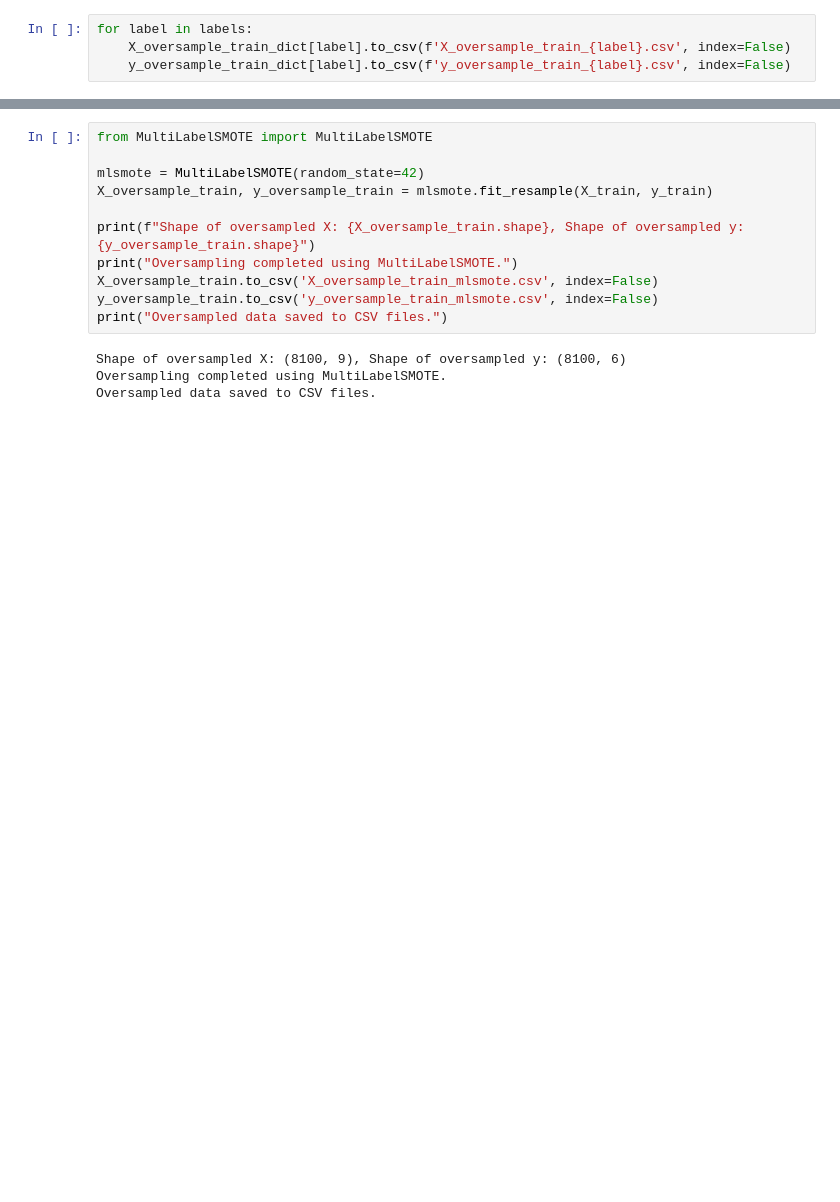
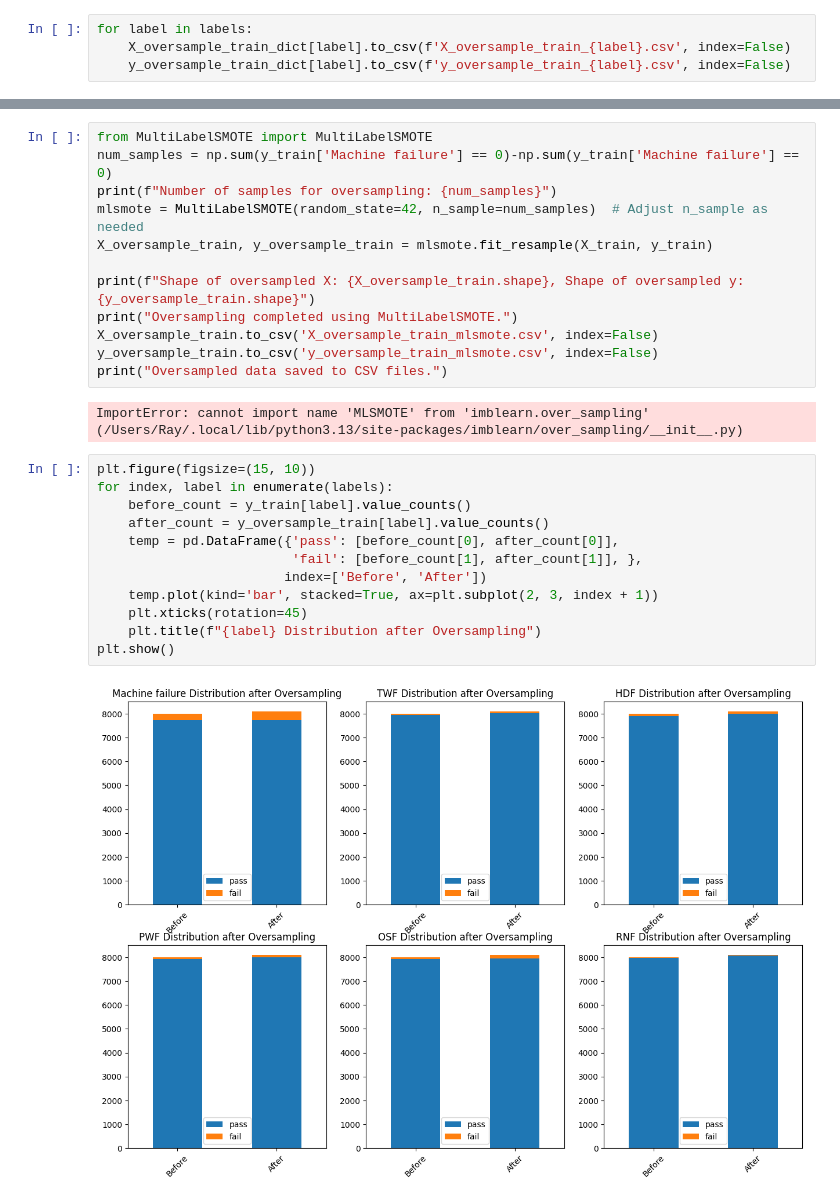
Before and after one commit to raymondsamalo/ITI113-Machine-Learning-Operations-Project, a Jupyter notebook: AI4I-2020/1.1_Preprocessing.ipynb, the cells around one changed output, grey strips where cells are left out. Saved outputs shown, nothing was run; the diff lists cells and outputs as text; blank space fills up the shorter version.

```diff
--- a/AI4I-2020/1.1_Preprocessing.ipynb
+++ b/AI4I-2020/1.1_Preprocessing.ipynb
@@ -319,7 +344,8 @@ for label in labels:
 # %%
 from MultiLabelSMOTE import MultiLabelSMOTE
-
-mlsmote = MultiLabelSMOTE(random_state=42)
+num_samples = np.sum(y_train['Machine failure'] == 0)-np.sum(y_train['Machine failure'] == 0)
+print(f"Number of samples for oversampling: {num_samples}")
+mlsmote = MultiLabelSMOTE(random_state=42, n_sample=num_samples)  # Adjust n_sample as needed
 X_oversample_train, y_oversample_train = mlsmote.fit_resample(X_train, y_train)
 
 print(f"Shape of oversampled X: {X_oversample_train.shape}, Shape of oversampled y: {y_oversample_train.shape}")
@@ -328,6 +354,18 @@ X_oversample_train.to_csv('X_oversample_train_mlsmote.csv', index=False)
 y_oversample_train.to_csv('y_oversample_train_mlsmote.csv', index=False)
 print("Oversampled data saved to CSV files.")
 # %% [output]
-Shape of oversampled X: (8100, 9), Shape of oversampled y: (8100, 6)
-Oversampling completed using MultiLabelSMOTE.
-Oversampled data saved to CSV files.
+ImportError: cannot import name 'MLSMOTE' from 'imblearn.over_sampling' (/Users/Ray/.local/lib/python3.13/site-packages/imblearn/over_sampling/__init__.py)
+# %%
+plt.figure(figsize=(15, 10))
+for index, label in enumerate(labels):
+    before_count = y_train[label].value_counts()
+    after_count = y_oversample_train[label].value_counts()
+    temp = pd.DataFrame({'pass': [before_count[0], after_count[0]],
+                         'fail': [before_count[1], after_count[1]], },
+                        index=['Before', 'After'])
+    temp.plot(kind='bar', stacked=True, ax=plt.subplot(2, 3, index + 1))
+    plt.xticks(rotation=45)
+    plt.title(f"{label} Distribution after Oversampling")
+plt.show()
+# %% [output]
+[figure, added]
```
Also changed, not shown: parts of 4 cells of this notebook, 2 other files.
